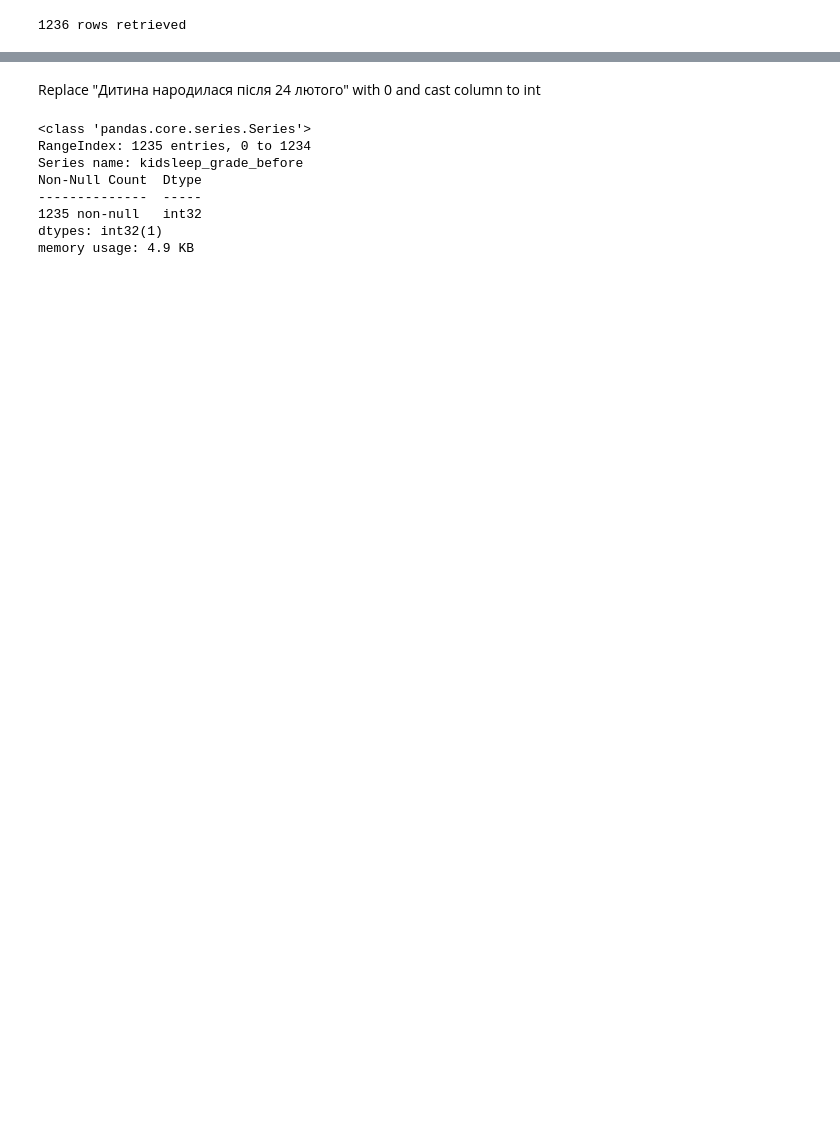
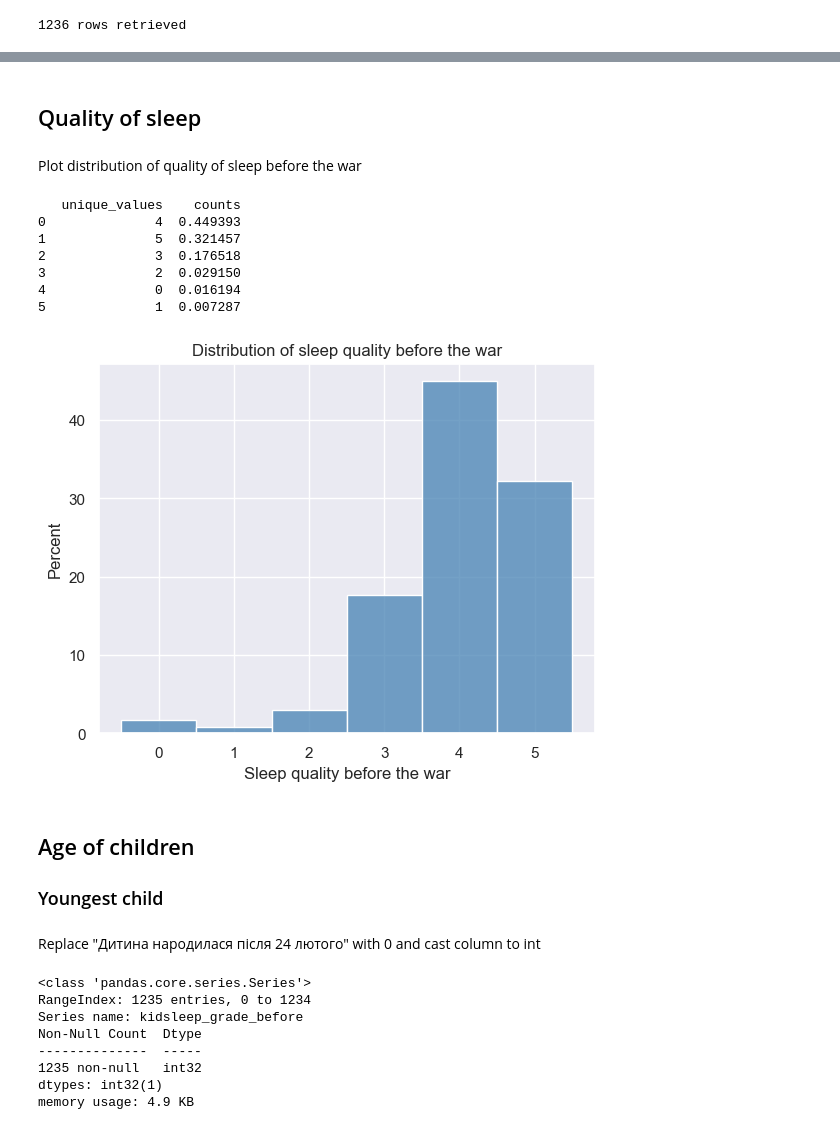
Before and after one commit to hexann666/baby-sleep_war, a Jupyter notebook: code/baby-sleep_war.ipynb, the cells around one changed output, grey strips where cells are left out. Cells and saved outputs as stored; diff of their text form; code cells hidden in the pictures; blank space fills up the shorter version.

```diff
--- a/code/baby-sleep_war.ipynb
+++ b/code/baby-sleep_war.ipynb
@@ -46,7 +46,7 @@ col_names_en = {
     '1. У якому населеному пункті України ви проживали до 24 лютого 2022 року?':	"location_before",
     '2. Скільки зараз вашій (молодшій) дитині? Дата народження у форматі дд.мм.рррр ':	"birthday_younger",
     '3. Стать (молодшої) дитини':	"gender_younger",
-    '4. Якщо у вас більше, ніж одна дитина, вкажіть вік (дати народження) старших дітей. \nЯкщо у вас тільки 1 дитина, поставте "-", будь ласка ':	"age_older",
+    '4. Якщо у вас більше, ніж одна дитина, вкажіть вік (дати народження) старших дітей. \nЯкщо у вас тільки 1 дитина, поставте "-", будь ласка ':	"birthday_older",
     '5. Стать старшої дитини (дітей). Якщо у вас тільки 1 дитина, поставте "-"  ':	"gender_older",
     '6. Який тип вигодовування у вашої (молодшої) дитини?':	"feeding",
     '7. Чи є особливості стану здоров’я дитини, на які ви звертали увагу до 24 лютого? ':	"health",
@@ -84,7 +84,7 @@ col_names_en = {
     '39. Розкажіть, будь ласка, свою історію – як ви з дитиною переживали всі події з 24 лютого. Можливо, ви хотіли б доповнити свої відповіді на питання, з урахуванням того, що не було представлено у цій анкеті. ':	"story_war",
     '40. Чого вам не вистачало у перші місяці після 24 лютого? ':	"defficiency",
     '41. Ваша стать':	"gender",
-    '42. Скільки вам повних років? (Вкажіть, будь ласка, цифру)':	"age",
+    '42. Скільки вам повних років? (Вкажіть, будь ласка, цифру)':	"age_parent",
     '43. Ваша освіта':	"education",
     '44. Дохід вашої родини відносно інших громадян України ви можете оцінити як:':	"income_level",
     '45. Який зараз статус ваших стосунків':	"relationship",
@@ -336,3 +401,32 @@ print_all(df[['region']].loc[df['city'] == df['region']])
+# %% [markdown]
+## Quality of sleep
+# %% [markdown]
+Plot distribution of quality of sleep before the war
+# %%
+df_qual = df['kidsleep_grade_before'].value_counts(normalize=True).rename_axis('unique_values').reset_index(name='counts')
+#print('Distribution of sleep quality before the war in %:\n{}'.format(df["8. Як ви б оцінили сон вашої дитини до 24 лютого? (від 1 до 5, де 1 – жахливий сон, 5 – чудовий сон)? "].value_counts(normalize=True)*100))
+print(df_qual)
+sns.histplot(
+        x=df['kidsleep_grade_before'].sort_values(),
+        stat="percent",
+        color='steelblue',
+        discrete=True
+        ).set(title='Distribution of sleep quality before the war',
+                xlabel='Sleep quality before the war')
+plt.show()
+# %% [output]
+   unique_values    counts
+0              4  0.449393
+1              5  0.321457
+2              3  0.176518
+3              2  0.029150
+4              0  0.016194
+5              1  0.007287
+[figure, added]
+# %% [markdown]
+## Age of children
+
+### Youngest child
 # %% [markdown]
 Replace "Дитина народилася після 24 лютого" with 0 and cast column to int
 # %%
```
Also changed, not shown: parts of 65 cells of this notebook, 3 other files.
